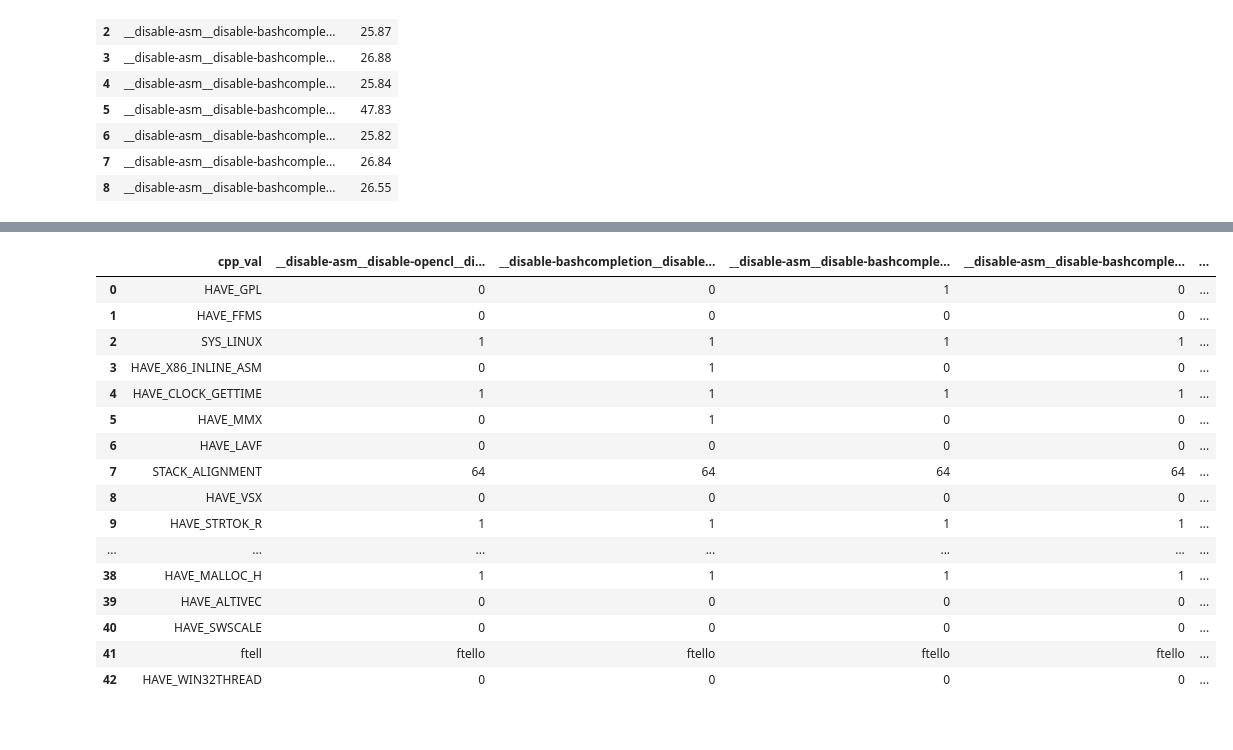
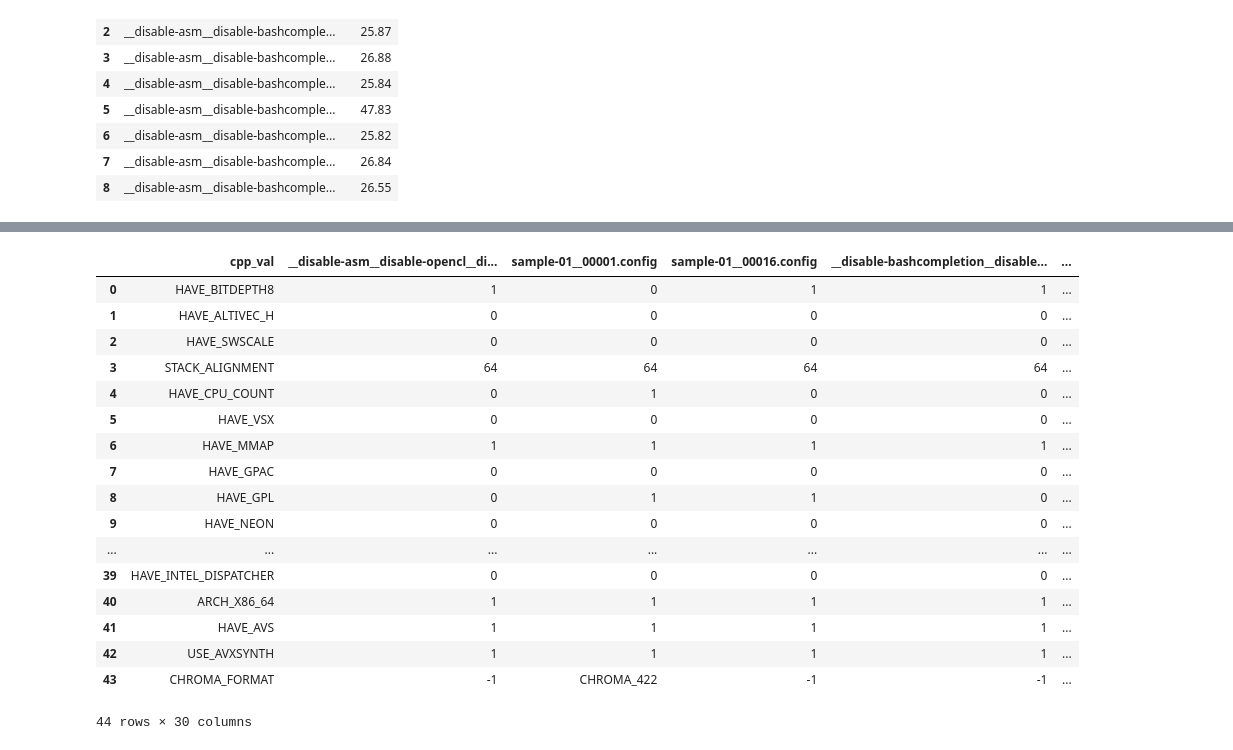
Before and after one commit to ternava/Incremental-build, a Jupyter notebook: data/x264.ipynb, the cells around one changed output, grey strips where cells are left out. Saved outputs shown, nothing was run; the diff lists cells and outputs as text; code cells hidden in the pictures.

Commit message:
update notebook with sample

```diff
--- a/data/x264.ipynb
+++ b/data/x264.ipynb
@@ -37,2 +40,0 @@ for conf in cdict:
-# %%
-all_cpp_options = list(all_cpp_options_set)
@@ -41,11 +41,17 @@ ttbl = {"cpp_val" : all_cpp_options}
-# %%
-lall = len(all_cpp_options)
-for conf in cdict:
-    ttbl[conf] = []
-    for i in range(lall):
-        if ttbl["cpp_val"][i] in cdict[conf]:
-            ttbl[conf].append(cdict[conf][ttbl["cpp_val"][i]])
-        else:
-            ttbl[conf].append(-1)
+# %%
+def dict_to_df_struct(cdict):
+    all_cpp_options = get_all_cpp_options(cdict)
+    ttbl = {"cpp_val" : all_cpp_options}
+    for conf in cdict:
+        ttbl[conf] = []
+        for i in range(len(all_cpp_options)):
+            if ttbl["cpp_val"][i] in cdict[conf]:
+                ttbl[conf].append(cdict[conf][ttbl["cpp_val"][i]])
+            else:
+                ttbl[conf].append(-1)
+    return ttbl
 # %%
-ttbl
+def to_df(cfile):
+    cdict = dict_file_to_dict(cfile)
+    dres = dict_to_df_struct(cdict)
+    return pnd.DataFrame.from_dict(dres)
@@ -72,20 +58,21 @@ df = pnd.DataFrame.from_dict(ttbl)
 # %%
-df
+to_df("config_data")
 # %% [output]
-|  | cpp_val | __disable-asm__disable-opencl__di... | __disable-bashcompletion__disable... | __disable-asm__disable-bashcomple... | __disable-asm__disable-bashcomple... | ... |
-| 0 | HAVE_GPL | 0 | 0 | 1 | 0 | ... |
-| 1 | HAVE_FFMS | 0 | 0 | 0 | 0 | ... |
-| 2 | SYS_LINUX | 1 | 1 | 1 | 1 | ... |
-| 3 | HAVE_X86_INLINE_ASM | 0 | 1 | 0 | 0 | ... |
-| 4 | HAVE_CLOCK_GETTIME | 1 | 1 | 1 | 1 | ... |
-| 5 | HAVE_MMX | 0 | 1 | 0 | 0 | ... |
-| 6 | HAVE_LAVF | 0 | 0 | 0 | 0 | ... |
-| 7 | STACK_ALIGNMENT | 64 | 64 | 64 | 64 | ... |
-| 8 | HAVE_VSX | 0 | 0 | 0 | 0 | ... |
-| 9 | HAVE_STRTOK_R | 1 | 1 | 1 | 1 | ... |
+|  | cpp_val | __disable-asm__disable-opencl__di... | sample-01__00001.config | sample-01__00016.config | __disable-bashcompletion__disable... | ... |
+| 0 | HAVE_BITDEPTH8 | 1 | 0 | 1 | 1 | ... |
+| 1 | HAVE_ALTIVEC_H | 0 | 0 | 0 | 0 | ... |
+| 2 | HAVE_SWSCALE | 0 | 0 | 0 | 0 | ... |
+| 3 | STACK_ALIGNMENT | 64 | 64 | 64 | 64 | ... |
+| 4 | HAVE_CPU_COUNT | 0 | 1 | 0 | 0 | ... |
+| 5 | HAVE_VSX | 0 | 0 | 0 | 0 | ... |
+| 6 | HAVE_MMAP | 1 | 1 | 1 | 1 | ... |
+| 7 | HAVE_GPAC | 0 | 0 | 0 | 0 | ... |
+| 8 | HAVE_GPL | 0 | 1 | 1 | 0 | ... |
+| 9 | HAVE_NEON | 0 | 0 | 0 | 0 | ... |
 | ... | ... | ... | ... | ... | ... | ... |
-| 38 | HAVE_MALLOC_H | 1 | 1 | 1 | 1 | ... |
-| 39 | HAVE_ALTIVEC | 0 | 0 | 0 | 0 | ... |
-| 40 | HAVE_SWSCALE | 0 | 0 | 0 | 0 | ... |
-| 41 | ftell | ftello | ftello | ftello | ftello | ... |
-| 42 | HAVE_WIN32THREAD | 0 | 0 | 0 | 0 | ... |
+| 39 | HAVE_INTEL_DISPATCHER | 0 | 0 | 0 | 0 | ... |
+| 40 | ARCH_X86_64 | 1 | 1 | 1 | 1 | ... |
+| 41 | HAVE_AVS | 1 | 1 | 1 | 1 | ... |
+| 42 | USE_AVXSYNTH | 1 | 1 | 1 | 1 | ... |
+| 43 | CHROMA_FORMAT | -1 | CHROMA_422 | -1 | -1 | ... |
+44 rows × 30 columns
```
Also changed, not shown: parts of 15 cells of this notebook.
